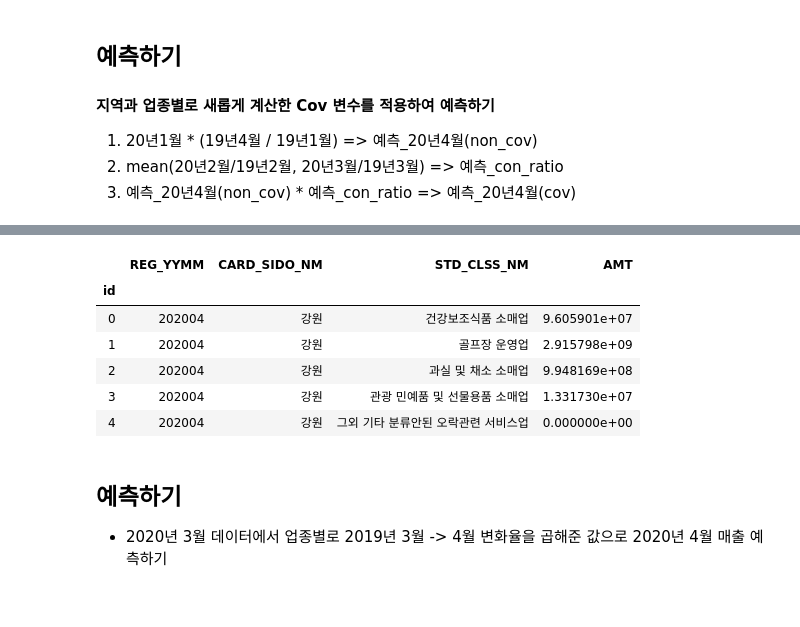
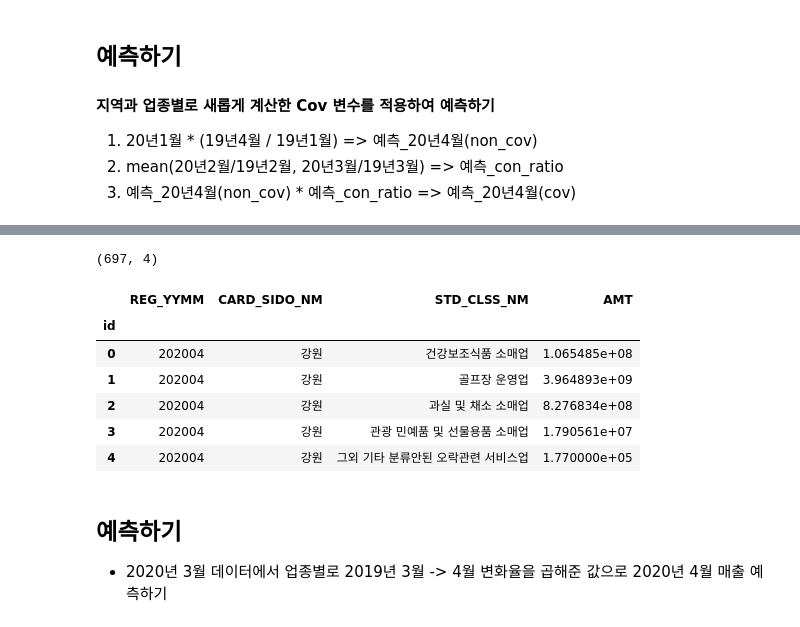
Before and after one commit to deagwon97/dacon-jeju-creditcard, a Jupyter notebook: jeju_creditcard_base_line_code.ipynb, the cells around one changed output, grey strips where cells are left out. Saved outputs shown, nothing was run; the diff lists cells and outputs as text; code cells hidden in the pictures.

```diff
--- a/jeju_creditcard_base_line_code.ipynb
+++ b/jeju_creditcard_base_line_code.ipynb
@@ -753,17 +746,24 @@ submission.head()
+# %%
+submission = pd.read_csv('C:/Users/user/Desktop/DACON/jeju_credit_card/submission.csv', index_col=0)
+submission = submission.loc[submission['REG_YYMM']==202004]
+submission.shape
+# %% [output]
+(697, 4)
 # %%
+AMT = list(submission['AMT'])*2
 gc.collect()
-submission = pd.read_csv('submission.csv', index_col=0)
-submission['AMT'] = AMT
-submission.to_csv('mul_c_3th_submission.csv', encoding='utf-8-sig')
+submission = pd.read_csv('C:/Users/user/Desktop/DACON/jeju_credit_card/submission.csv', index_col=0)
+submission.AMT = AMT
+submission.to_csv('0720_submission.csv', encoding='utf-8-sig')
 submission.head()
 # %% [output]
 |  | REG_YYMM | CARD_SIDO_NM | STD_CLSS_NM | AMT |
 | id |  |  |  |  |
-| 0 | 202004 | 강원 | 건강보조식품 소매업 | 9.605901e+07 |
-| 1 | 202004 | 강원 | 골프장 운영업 | 2.915798e+09 |
-| 2 | 202004 | 강원 | 과실 및 채소 소매업 | 9.948169e+08 |
-| 3 | 202004 | 강원 | 관광 민예품 및 선물용품 소매업 | 1.331730e+07 |
-| 4 | 202004 | 강원 | 그외 기타 분류안된 오락관련 서비스업 | 0.000000e+00 |
+| 0 | 202004 | 강원 | 건강보조식품 소매업 | 1.065485e+08 |
+| 1 | 202004 | 강원 | 골프장 운영업 | 3.964893e+09 |
+| 2 | 202004 | 강원 | 과실 및 채소 소매업 | 8.276834e+08 |
+| 3 | 202004 | 강원 | 관광 민예품 및 선물용품 소매업 | 1.790561e+07 |
+| 4 | 202004 | 강원 | 그외 기타 분류안된 오락관련 서비스업 | 1.770000e+05 |
 # %% [markdown]
 ## 예측하기
 * 2020년 3월 데이터에서 업종별로 2019년 3월 -> 4월 변화율을 곱해준 값으로 2020년 4월 매출 예측하기
```
Also changed, not shown: parts of 39 cells of this notebook, 1 other file.
